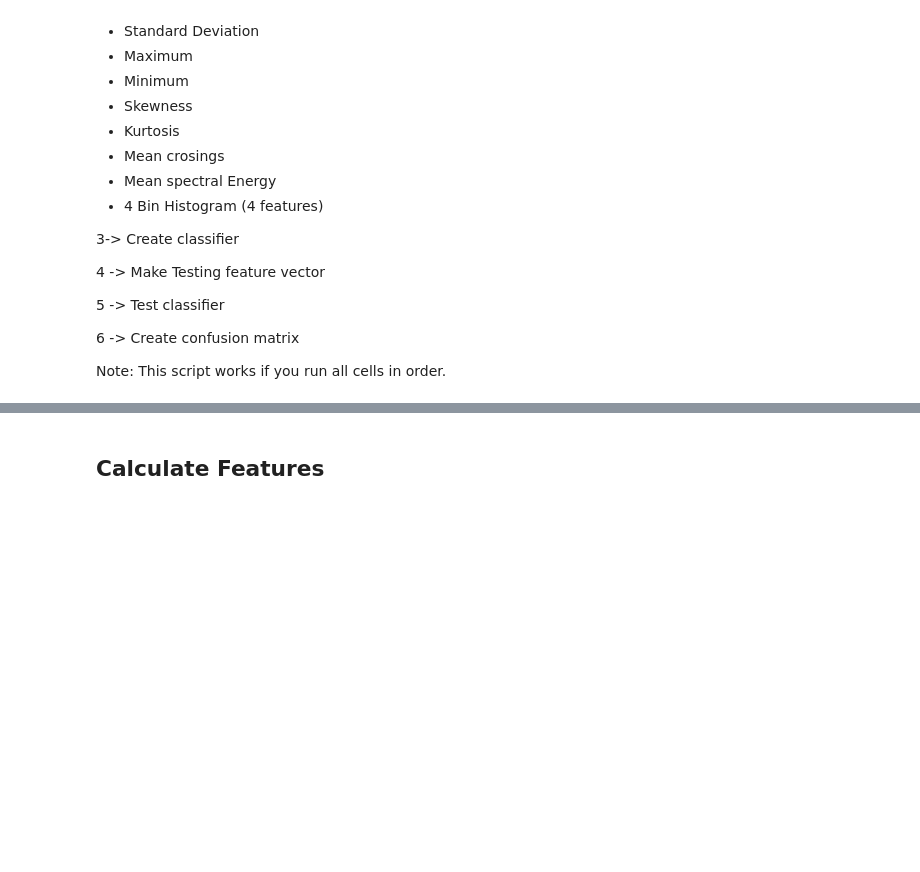
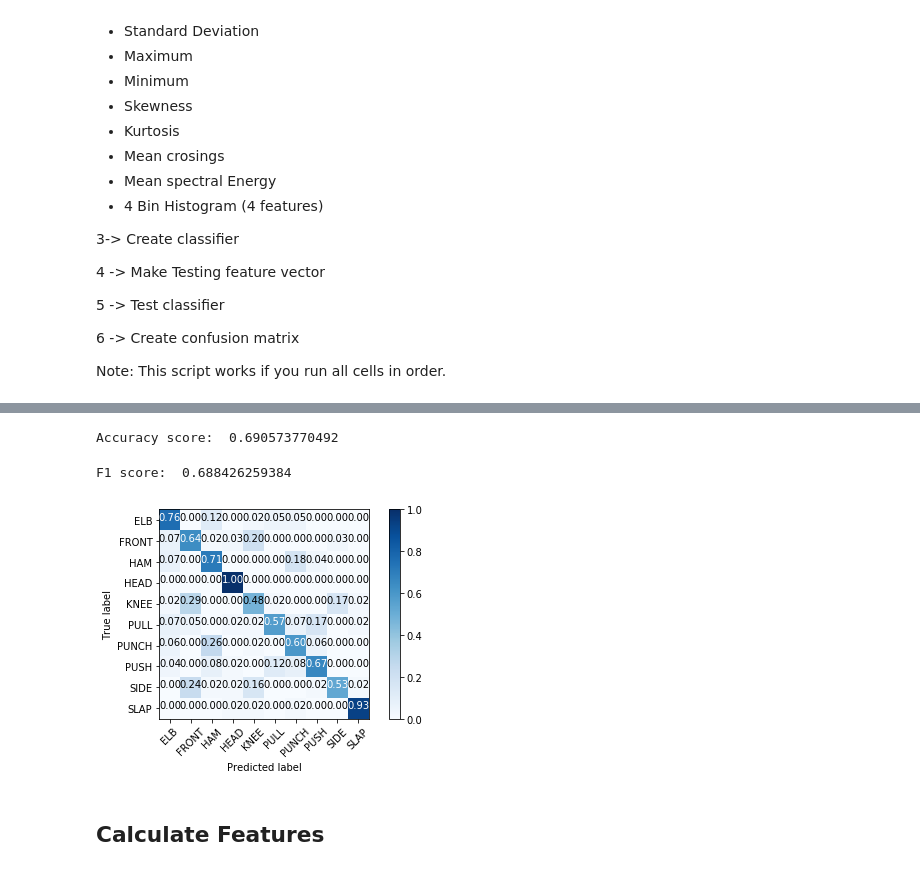
Before and after one commit to jerryliu3/EMG-Exercise-Analysis, a Jupyter notebook: ML Stuff/featureCalculations.ipynb, the cells around one changed output, grey strips where cells are left out. Saved outputs shown, nothing was run; the diff lists cells and outputs as text; code cells hidden in the pictures; blank space fills up the shorter version.

```diff
--- a/ML Stuff/featureCalculations.ipynb
+++ b/ML Stuff/featureCalculations.ipynb
@@ -29,3 +100,62 @@ Note: This script works if you run all cells in order.
+# %%
+def plot_confusion_matrix(cm, classes,
+                          normalize=True,
+                          cmap=plt.cm.Blues):
+    ''' plots confusion matrix '''
+    if normalize:
+        cm = cm.astype('float') / cm.sum(axis=1)[:, np.newaxis]
+    plt.imshow(cm, interpolation='nearest', cmap=cmap)
+    plt.colorbar()
+    tick_marks = np.arange(len(classes))
+    plt.xticks(tick_marks, classes, rotation=45)
+    plt.yticks(tick_marks, classes)
+    fmt = '.2f' if normalize else 'd'
+    thresh = cm.max() / 2.
+    for i, j in itertools.product(range(cm.shape[0]), range(cm.shape[1])):
+        plt.text(j, i, format(cm[i, j], fmt),
+                 horizontalalignment="center",
+                 color="white" if cm[i, j] > thresh else "black")
+
+    plt.ylabel('True label')
+    plt.xlabel('Predicted label')
+    plt.tight_layout()
+
+# # load the data
+# data = load_watch()
+# X = data['X']
+# y = data['y']
+
+# create a feature representation pipeline
+est = Pipeline([('features', FeatureRep()),
+                ('scaler', StandardScaler()),
+                ('rf', RandomForestClassifier())])
+pipe = SegPipe(est)
+
+# split the data
+X_train, X_test, y_train, y_test = train_test_split(X, y, test_size=0.25, random_state=42)
+#print(np.shape(X_train))
+#print(np.shape(X_test))
+#print(np.shape(y_train))
+#print(np.shape(y_test))
+pipe.fit(X_train,y_train)
+score = pipe.score(X_test, y_test)
+print("Accuracy score: ", score)
+# %% [output]
+Accuracy score:  0.690573770492
+# %%
+y_true, y_pred = pipe.predict(X_test, y_test)
+#print(y_true)#[:500])
+#print(y_pred)#[:500])
+# use any of the sklearn scorers
+f1_macro = f1_score(y_true, y_pred, average='macro')
+print("F1 score: ", f1_macro)
+
+cm = confusion_matrix(y_true, y_pred)
+plot_confusion_matrix(cm, data_me)
+plt.show()
+# %% [output]
+F1 score:  0.688426259384
+[figure, added]
 # %% [markdown]
 ## Calculate Features
 # %%
```
Also changed, not shown: parts of 6 cells of this notebook.
